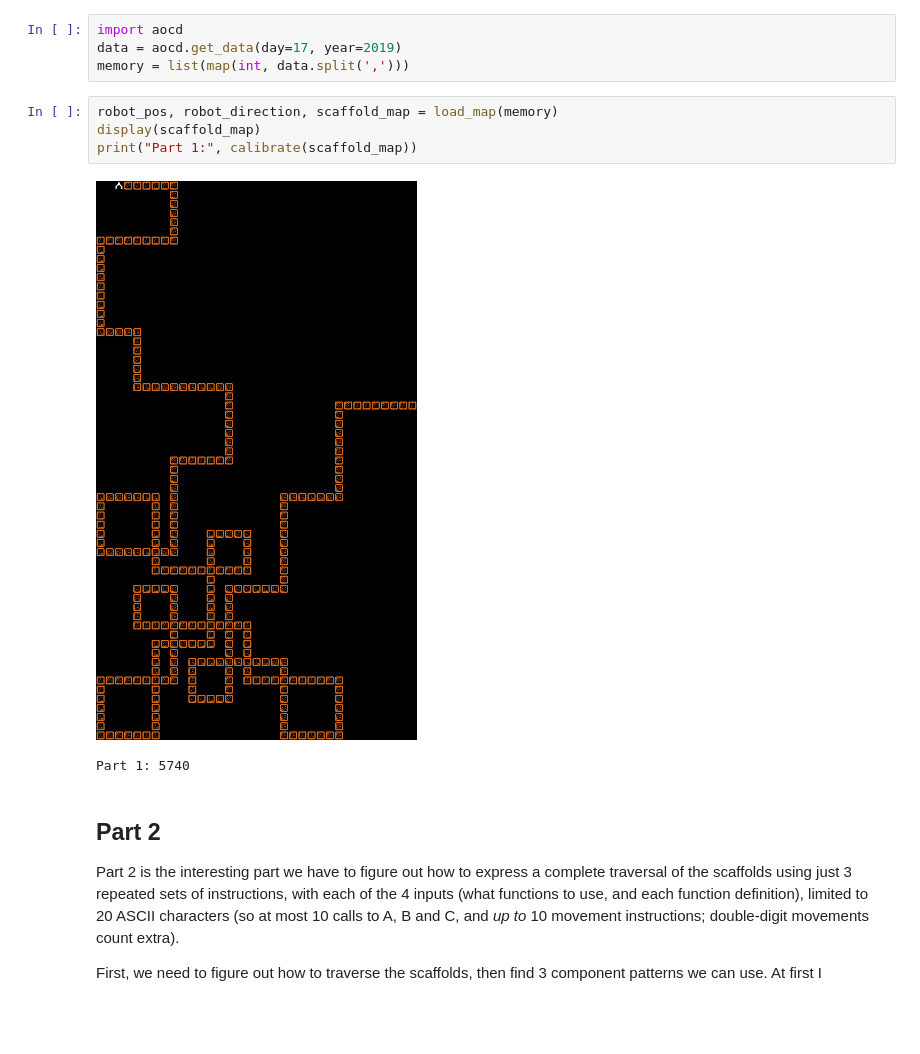
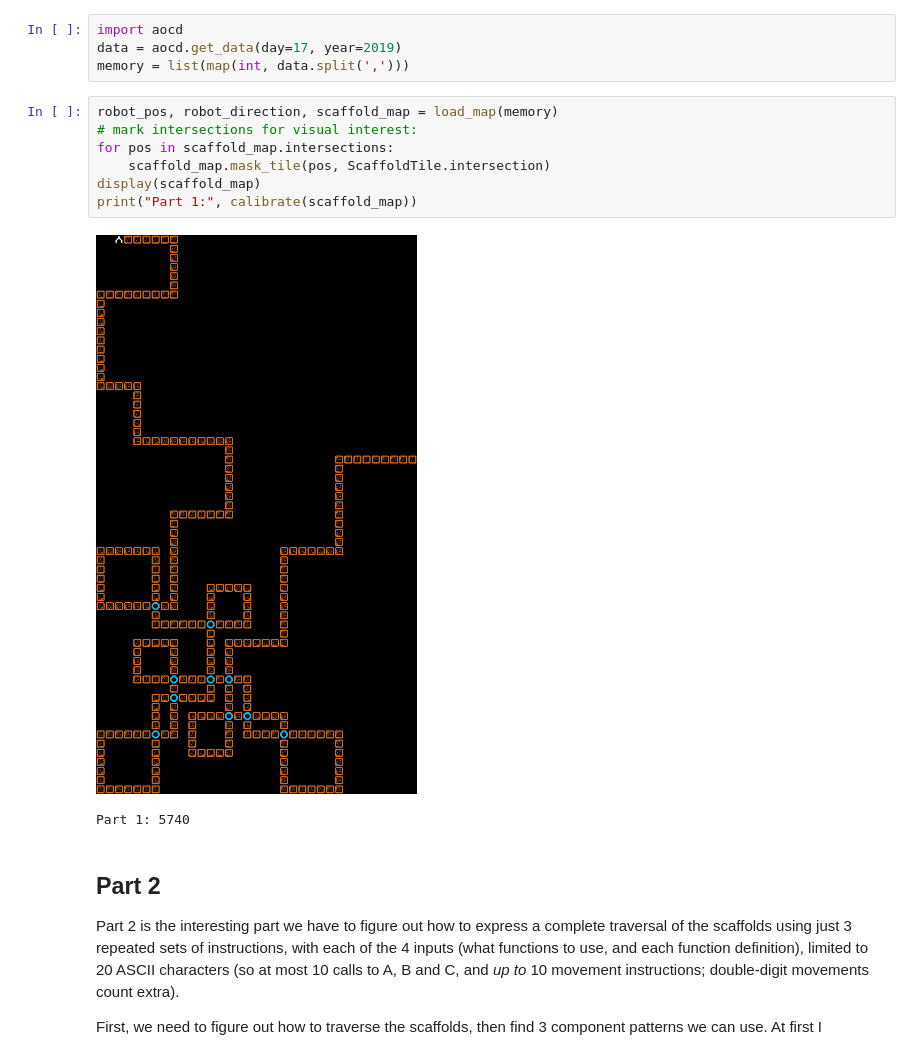
Before and after one commit to mjpieters/adventofcode, a Jupyter notebook: 2019/Day 17.ipynb, the cells around one changed output. Drawn from its saved outputs; the diff is of its cells as text; blank space fills up the shorter version.

Commit message:
Mark intersections in the part 1 image.

```diff
--- a/2019/Day 17.ipynb
+++ b/2019/Day 17.ipynb
@@ -375,10 +375,13 @@ data = aocd.get_data(day=17, year=2019)
 memory = list(map(int, data.split(',')))
 # %%
 robot_pos, robot_direction, scaffold_map = load_map(memory)
+# mark intersections for visual interest:
+for pos in scaffold_map.intersections:
+    scaffold_map.mask_tile(pos, ScaffoldTile.intersection)
 display(scaffold_map)
 print("Part 1:", calibrate(scaffold_map))
 # %% [output]
-[figure, old version]
+[figure, new version]
 Part 1: 5740
 # %% [markdown]
 ## Part 2
```
